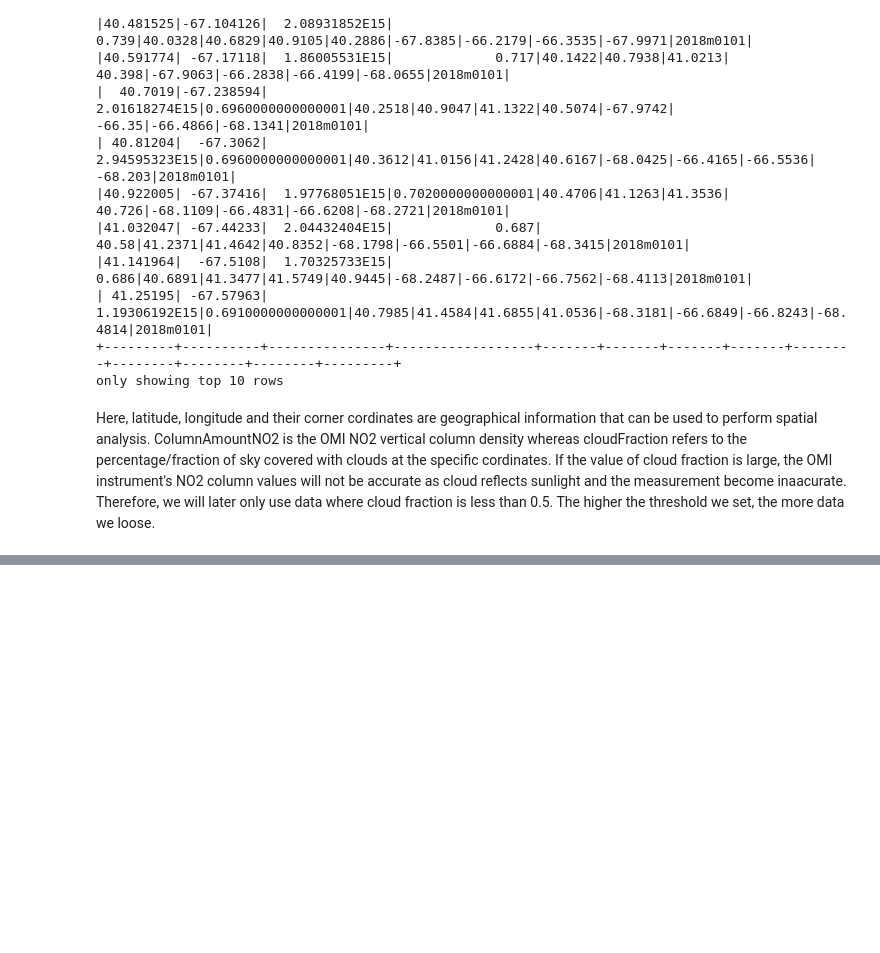
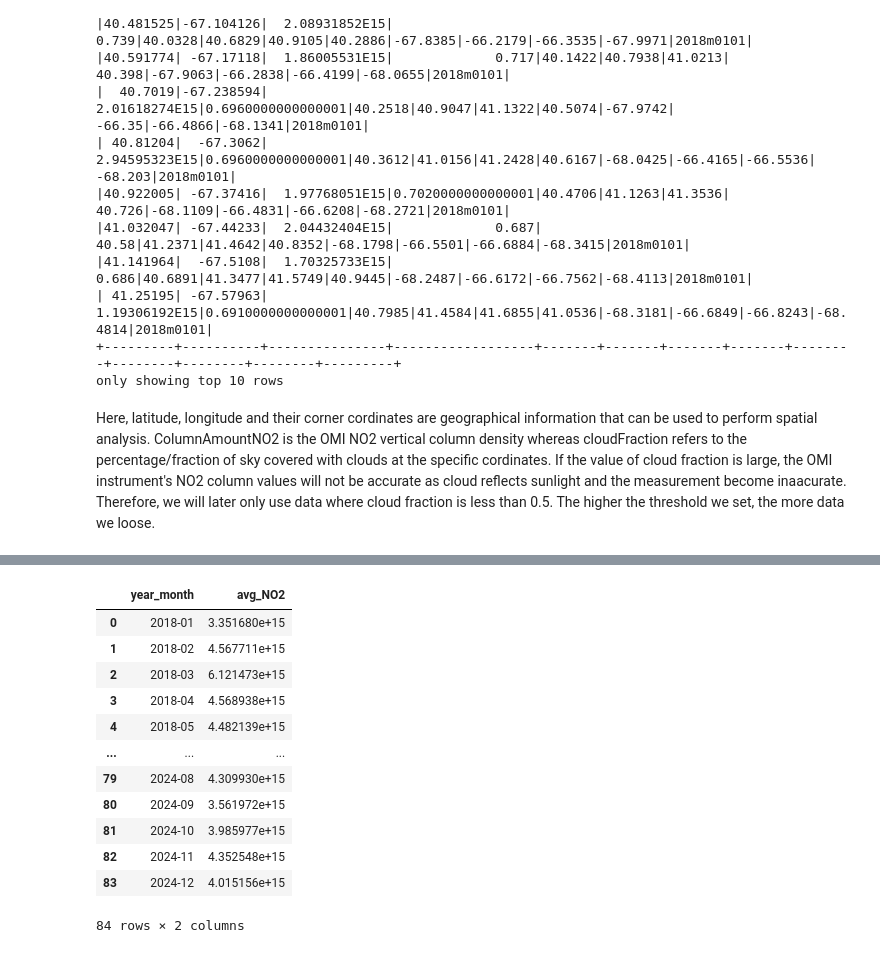
Before and after one commit to SujanNeupane42/NO2-vs-Traffic-Analysis-using-PySpark-and-GeoPandas, a Jupyter notebook: main_notebook.ipynb, the cells around one changed output, grey strips where cells are left out. Drawn from its saved outputs; the diff is of its cells as text; code cells hidden in the pictures; blank space fills up the shorter version.

```diff
--- a/main_notebook.ipynb
+++ b/main_notebook.ipynb
@@ -453,0 +540,5 @@ Here, latitude, longitude and their corner cordinates are geographical informati
+# %%
+from pyspark.sql.functions import to_date, regexp_replace
+
+# Fix date format from "2018m0101" to "20180101" then to date
+df = df.withColumn("date", to_date(regexp_replace("date", "m", ""), "yyyyMMdd"))
@@ -453,0 +593,17 @@ Here, latitude, longitude and their corner cordinates are geographical informati
+# %%
+monthly_avg_df = monthly_avg_df.toPandas()
+monthly_avg_df
+# %% [output]
+|  | year_month | avg_NO2 |
+| 0 | 2018-01 | 3.351680e+15 |
+| 1 | 2018-02 | 4.567711e+15 |
+| 2 | 2018-03 | 6.121473e+15 |
+| 3 | 2018-04 | 4.568938e+15 |
+| 4 | 2018-05 | 4.482139e+15 |
+| ... | ... | ... |
+| 79 | 2024-08 | 4.309930e+15 |
+| 80 | 2024-09 | 3.561972e+15 |
+| 81 | 2024-10 | 3.985977e+15 |
+| 82 | 2024-11 | 4.352548e+15 |
+| 83 | 2024-12 | 4.015156e+15 |
+84 rows × 2 columns
```
Also changed, not shown: parts of 29 cells of this notebook.
